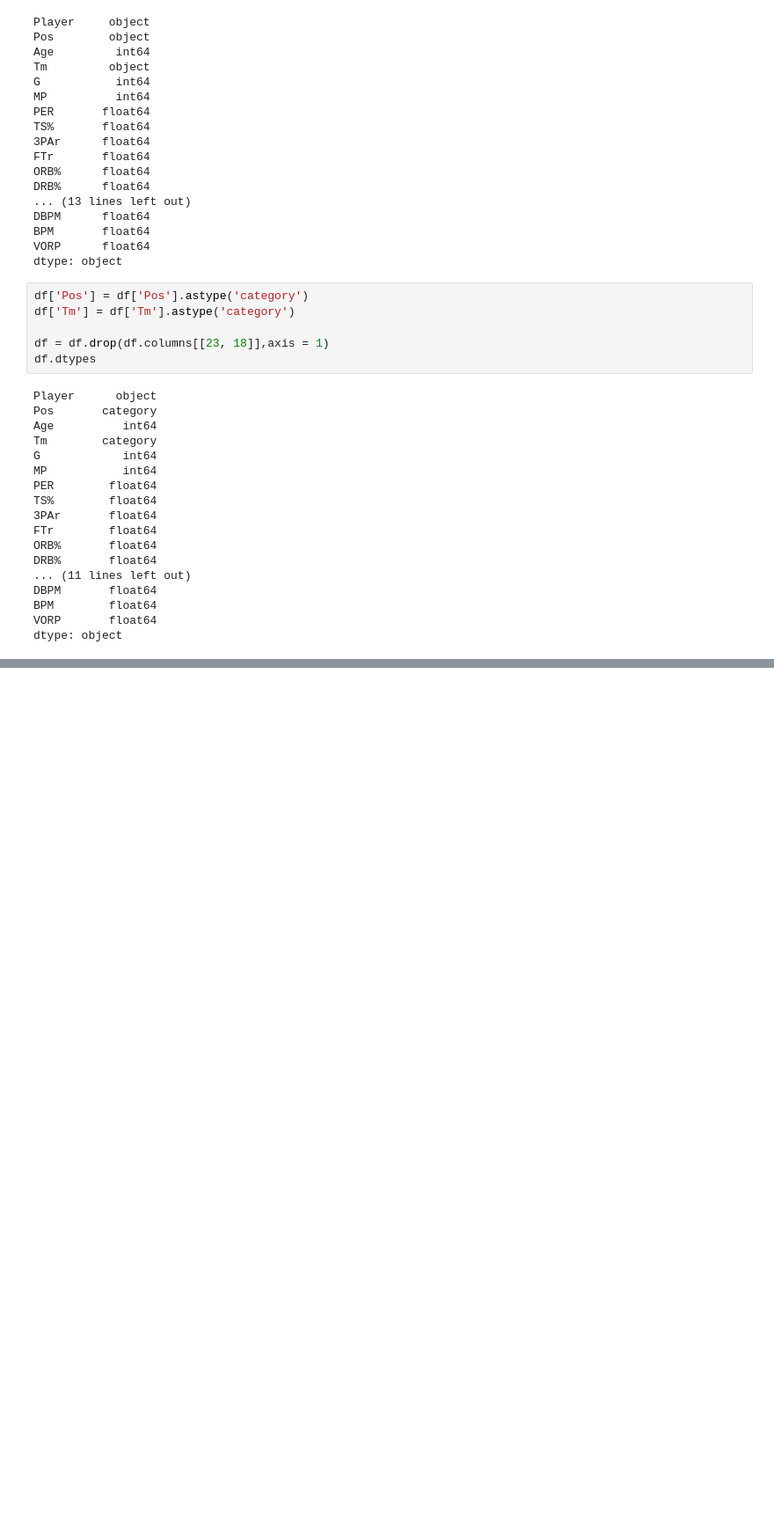
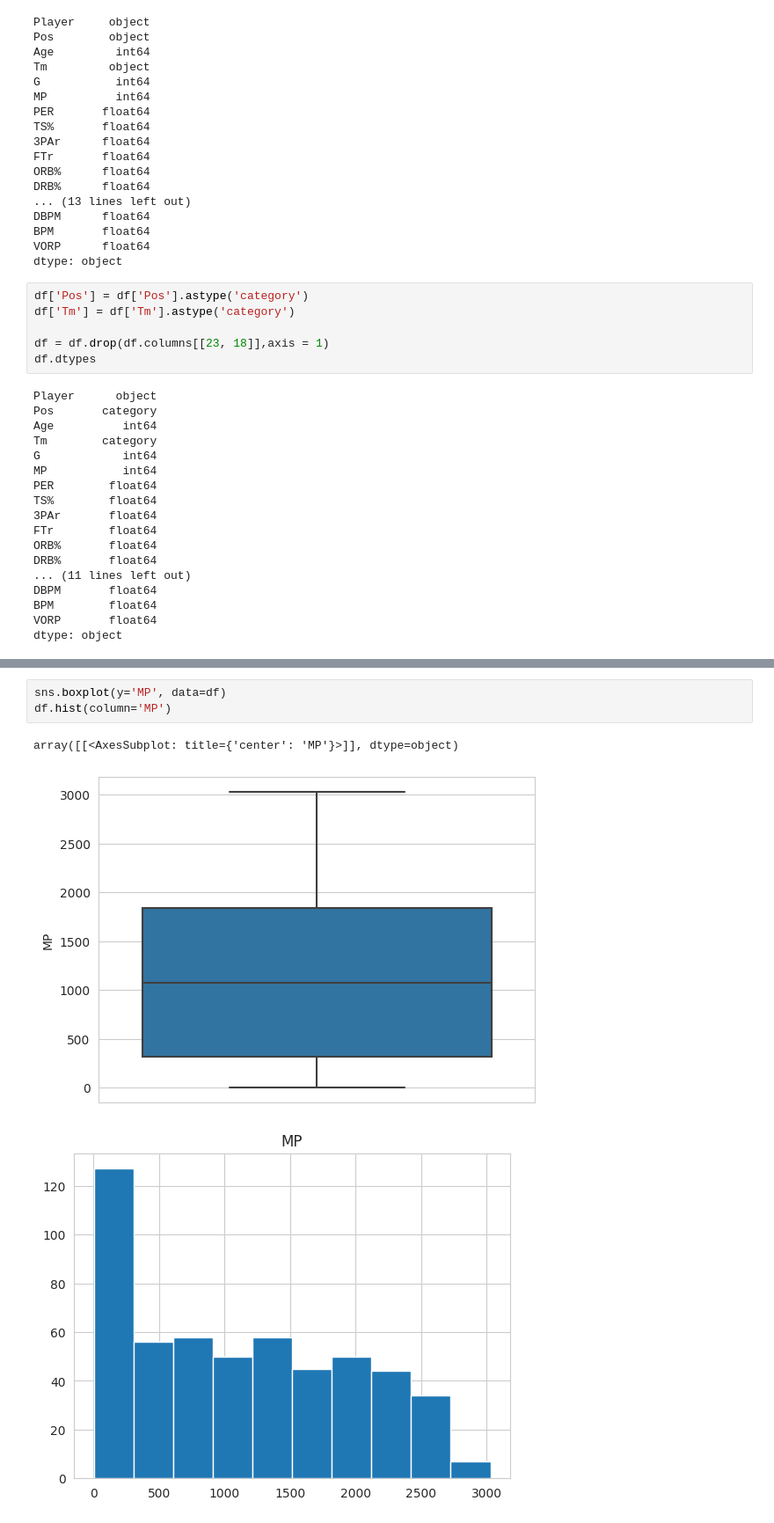
Before and after one commit to zhus-dika/predicting_models_NBA_games, a Jupyter notebook: notebooks/eda_nba_2019.ipynb, the cells around one changed output, grey strips where cells are left out. Shown at 88% size. Saved outputs shown, nothing was run; the diff lists cells and outputs as text; blank space fills up the shorter version.

```diff
--- a/notebooks/eda_nba_2019.ipynb
+++ b/notebooks/eda_nba_2019.ipynb
@@ -83,0 +79,7 @@ df['Pos'].value_counts().plot(kind='bar', title='Pos')
+# %%
+sns.boxplot(y='MP', data=df)
+df.hist(column='MP')
+# %% [output]
+array([[<AxesSubplot: title={'center': 'MP'}>]], dtype=object)
+[figure, added]
+[figure, added]
```
Also changed, not shown: parts of 19 cells of this notebook.
